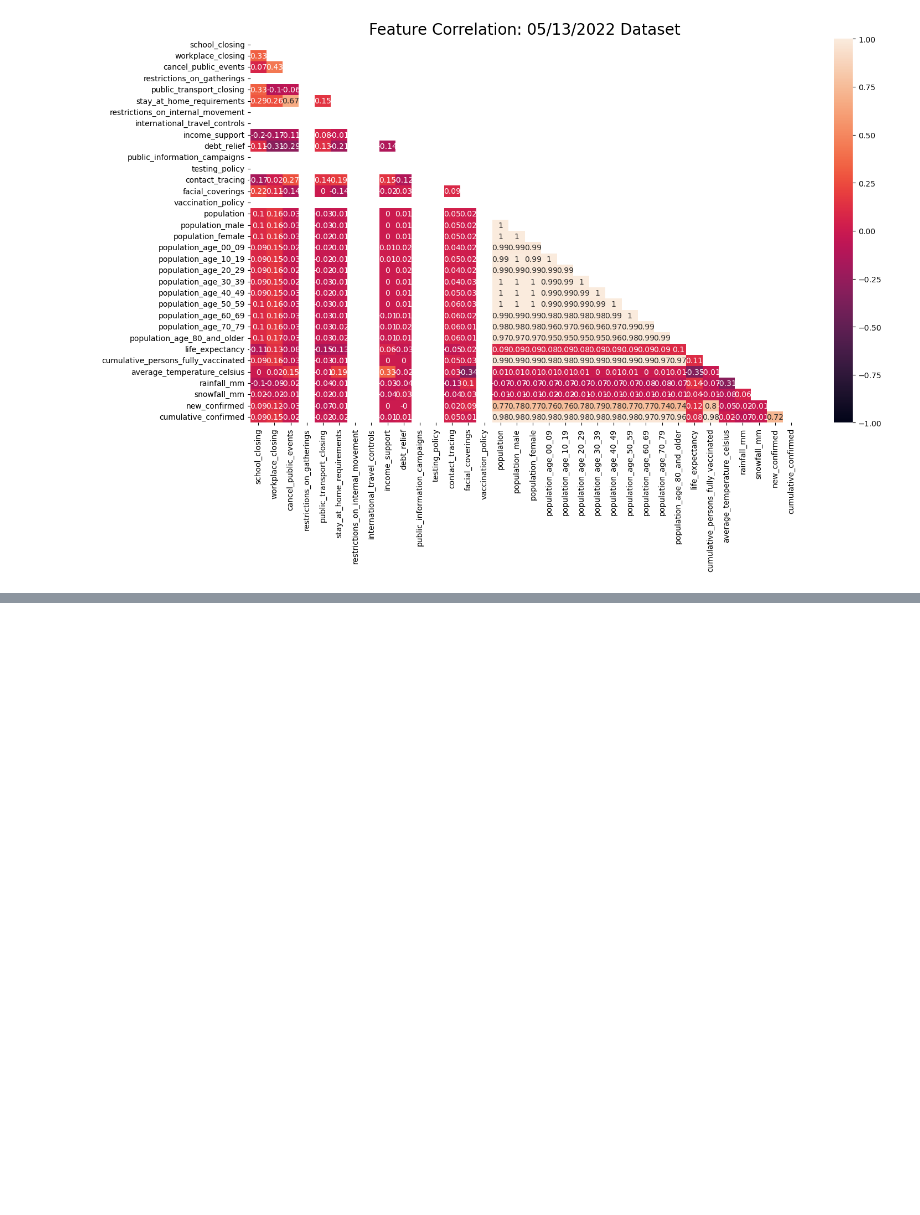
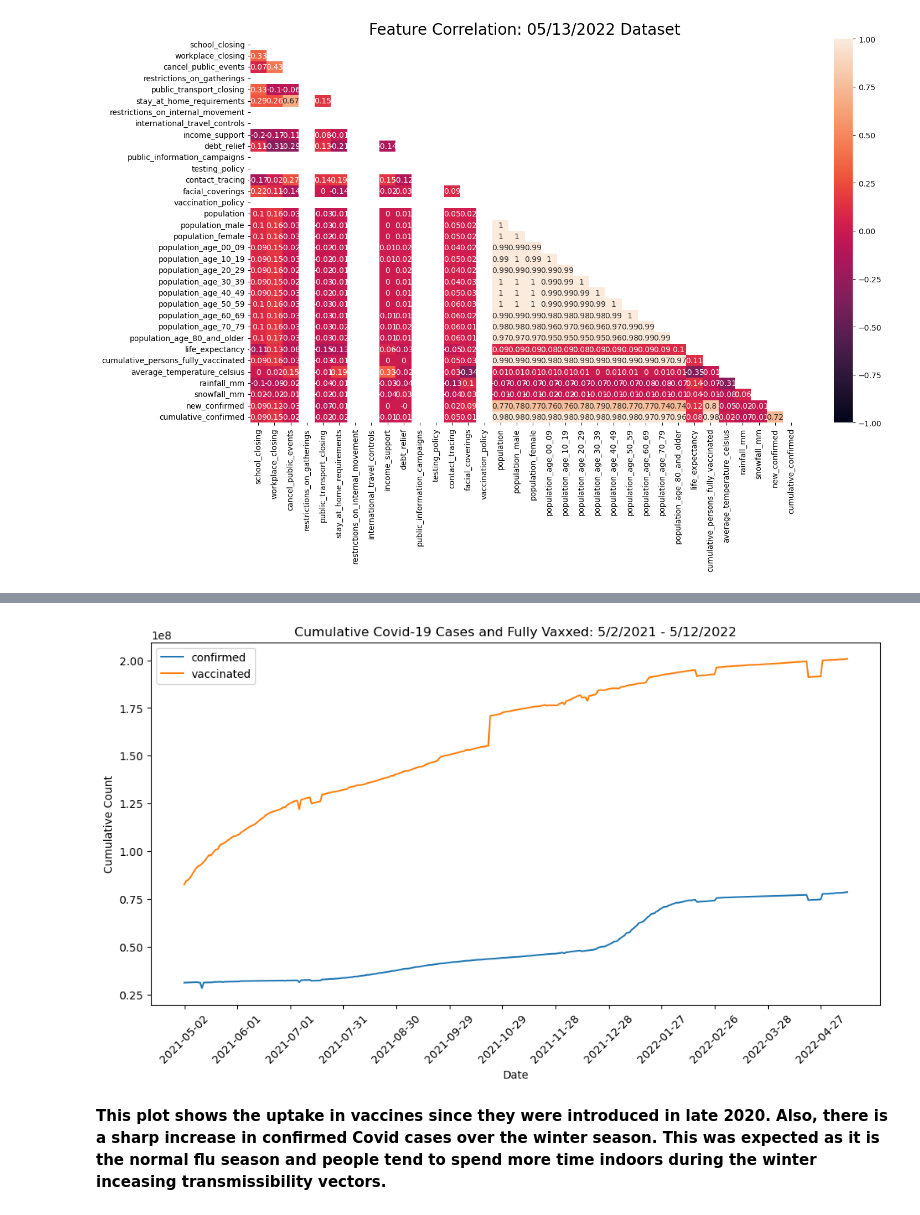
Before and after one commit to jrrrrrr0770/Covid-19-Study, a Jupyter notebook: 2_EDA.ipynb, the cells around one changed output, grey strips where cells are left out. Drawn from its saved outputs; the diff is of its cells as text; code cells hidden in the pictures; blank space fills up the shorter version.

```diff
--- a/2_EDA.ipynb
+++ b/2_EDA.ipynb
@@ -280,0 +318,5 @@ merged_3_corr.to_csv('../us_datasets/merged_3_corr.csv')
+# %%
+# group time series by date to plot cases and vaccinations for the US
+
+df_cov = time_series_df.groupby('date_x')[['cumulative_confirmed', 'cumulative_deceased', 'cumulative_persons_fully_vaccinated']].sum()
+df_cov
@@ -280,0 +338,16 @@ merged_3_corr.to_csv('../us_datasets/merged_3_corr.csv')
+# %%
+# Plot US covid cases and fully vaxxed numbers
+
+plt.figure(figsize = (12, 6))
+plt.plot(df_cov.index, df_cov.cumulative_confirmed,label = 'confirmed')
+plt.plot(df_cov.index, df_cov.cumulative_persons_fully_vaccinated, label = 'vaccinated')
+plt.title('Cumulative Covid-19 Cases and Fully Vaxxed: 5/2/2021 - 5/12/2022')
+plt.xlabel('Date')
+plt.ylabel('Cumulative Count')
+plt.xticks(df_cov.index[::30], rotation = 45)
+plt.legend();
+plt.savefig('./images/time_series_cases_vax')
+# %% [output]
+[figure, added]
+# %% [markdown]
+**This plot shows the uptake in vaccines since they were introduced in late 2020.  Also, there is a sharp increase in confirmed Covid cases over the winter season.  This was expected as it is the normal flu season and people tend to spend more time indoors during the winter inceasing transmissibility vectors.**
```
Also changed, not shown: parts of 28 cells of this notebook, 11 other files.
